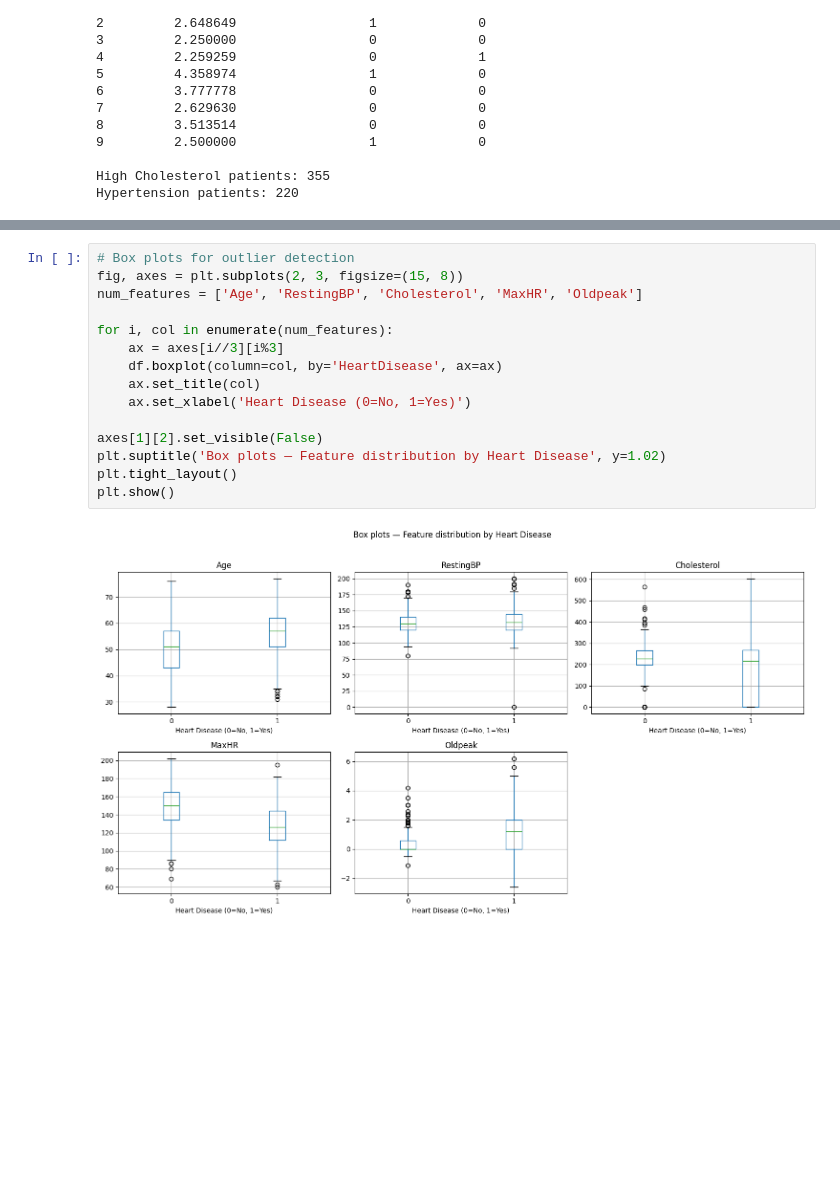
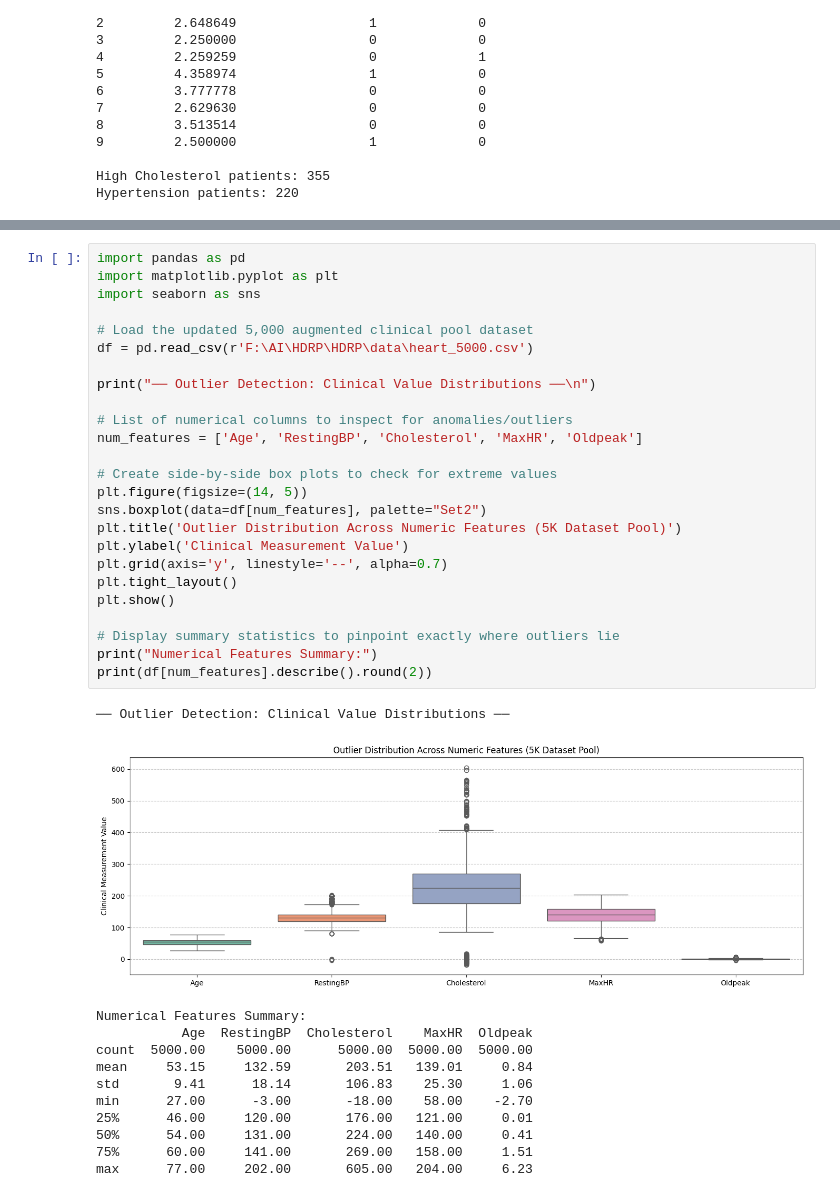
Before and after one commit to usmankk1/heart-disease-risk-predictor, a Jupyter notebook: notebooks/exploration.ipynb, the cells around one changed output, grey strips where cells are left out. Drawn from its saved outputs; the diff is of its cells as text; blank space fills up the shorter version.

```diff
--- a/notebooks/exploration.ipynb
+++ b/notebooks/exploration.ipynb
@@ -434,17 +508,38 @@ Number of outputs: 1
 # %%
-# Box plots for outlier detection
-fig, axes = plt.subplots(2, 3, figsize=(15, 8))
+import pandas as pd
+import matplotlib.pyplot as plt
+import seaborn as sns
+
+# Load the updated 5,000 augmented clinical pool dataset
+df = pd.read_csv(r'F:\AI\HDRP\HDRP\data\heart_5000.csv')
+
+print("── Outlier Detection: Clinical Value Distributions ──\n")
+
+# List of numerical columns to inspect for anomalies/outliers
 num_features = ['Age', 'RestingBP', 'Cholesterol', 'MaxHR', 'Oldpeak']
 
-for i, col in enumerate(num_features):
-    ax = axes[i//3][i%3]
-    df.boxplot(column=col, by='HeartDisease', ax=ax)
-    ax.set_title(col)
-    ax.set_xlabel('Heart Disease (0=No, 1=Yes)')
-
-axes[1][2].set_visible(False)
-plt.suptitle('Box plots — Feature distribution by Heart Disease', y=1.02)
+# Create side-by-side box plots to check for extreme values
+plt.figure(figsize=(14, 5))
+sns.boxplot(data=df[num_features], palette="Set2")
+plt.title('Outlier Distribution Across Numeric Features (5K Dataset Pool)')
+plt.ylabel('Clinical Measurement Value')
+plt.grid(axis='y', linestyle='--', alpha=0.7)
 plt.tight_layout()
 plt.show()
+
+# Display summary statistics to pinpoint exactly where outliers lie
+print("Numerical Features Summary:")
+print(df[num_features].describe().round(2))
 # %% [output]
+── Outlier Detection: Clinical Value Distributions ──
-[figure, old version]
+[figure, new version]
+Numerical Features Summary:
+           Age  RestingBP  Cholesterol    MaxHR  Oldpeak
+count  5000.00    5000.00      5000.00  5000.00  5000.00
+mean     53.15     132.59       203.51   139.01     0.84
+std       9.41      18.14       106.83    25.30     1.06
+min      27.00      -3.00       -18.00    58.00    -2.70
+25%      46.00     120.00       176.00   121.00     0.01
+50%      54.00     131.00       224.00   140.00     0.41
+75%      60.00     141.00       269.00   158.00     1.51
+max      77.00     202.00       605.00   204.00     6.23
```
Also changed, not shown: parts of 24 cells of this notebook, 20 other files.
